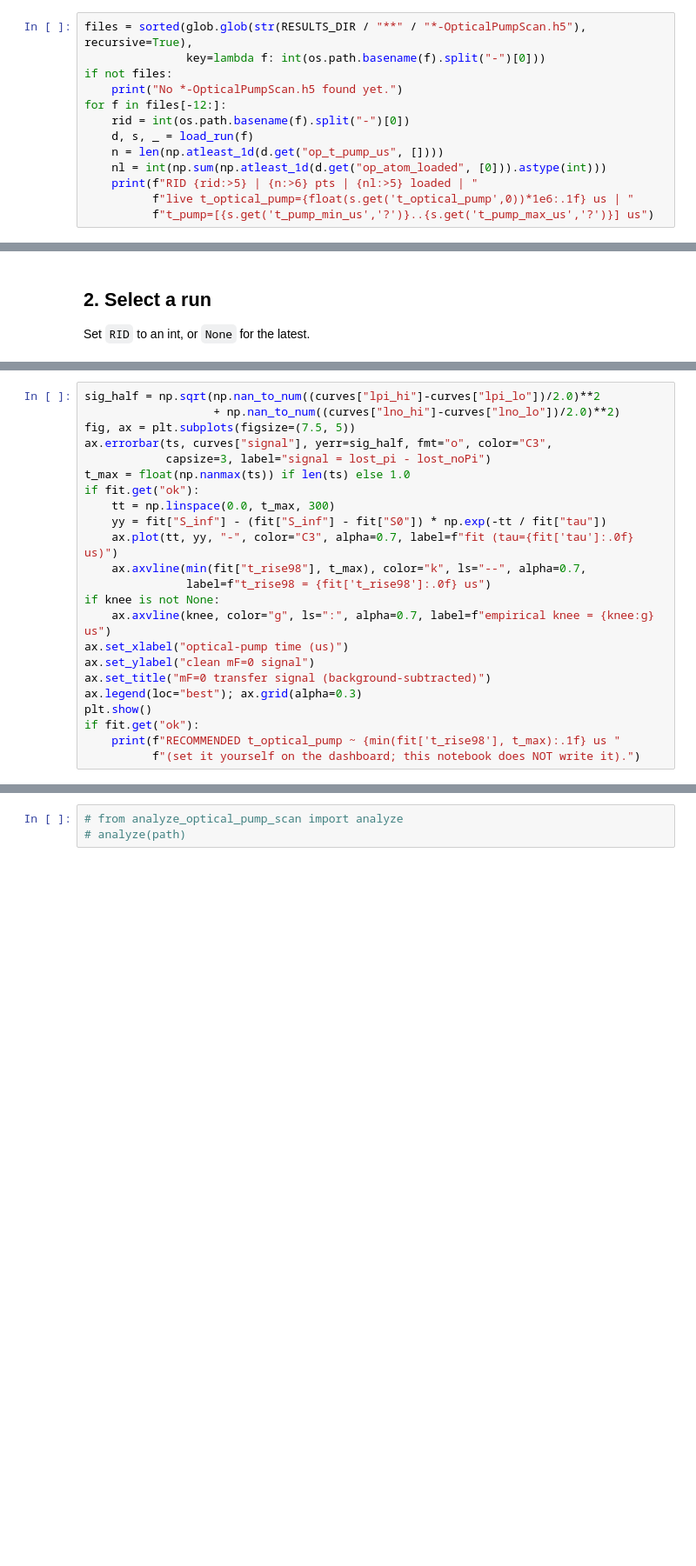
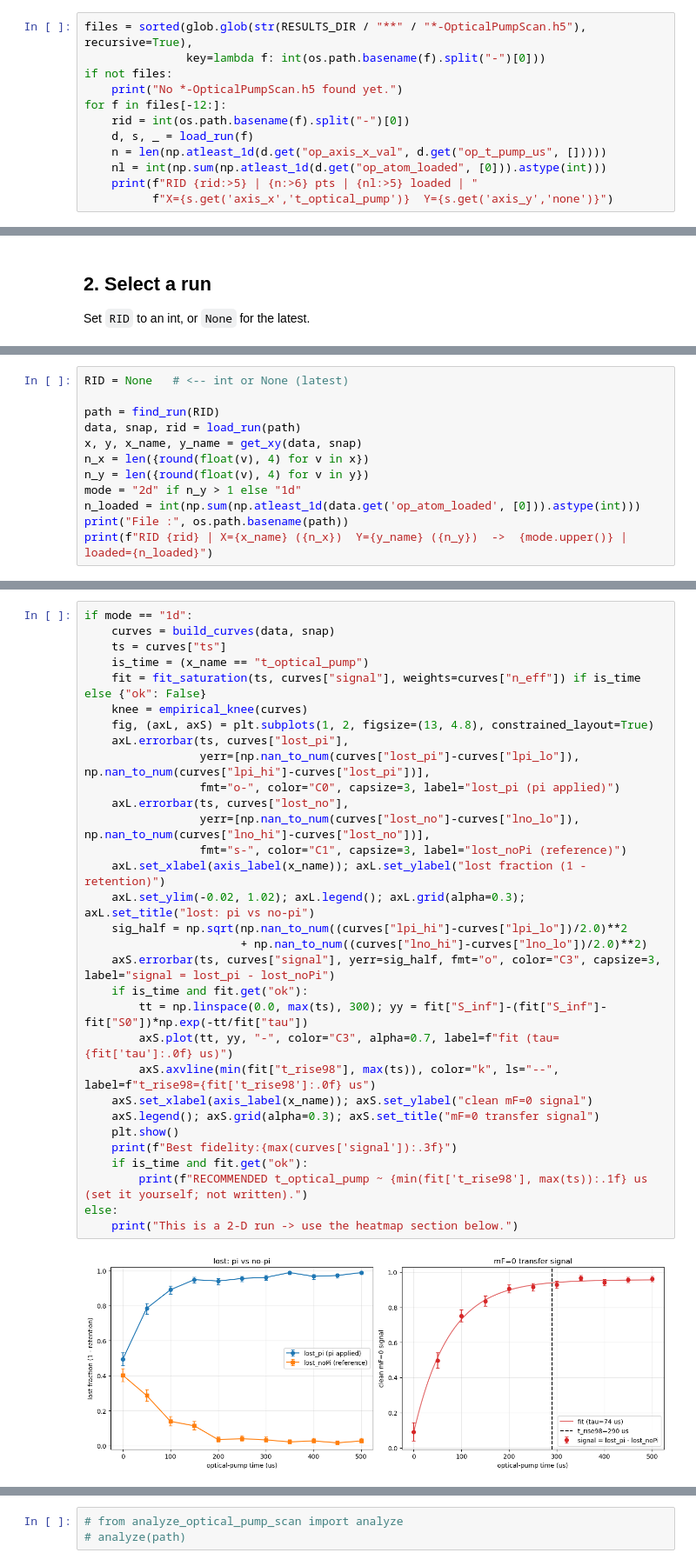
Before and after one commit to QuantumQuadrate/Node3_Cs_Project, a Jupyter notebook: repository/analysis/analyze_optical_pump_scan.ipynb, the cells around one changed output, grey strips where cells are left out. Shown at 87% size. Saved outputs shown, nothing was run; the diff lists cells and outputs as text; blank space fills up the shorter version.

```diff
--- a/repository/analysis/analyze_optical_pump_scan.ipynb
+++ b/repository/analysis/analyze_optical_pump_scan.ipynb
@@ -38,8 +44,7 @@ if not files:
 for f in files[-12:]:
     rid = int(os.path.basename(f).split("-")[0])
     d, s, _ = load_run(f)
-    n = len(np.atleast_1d(d.get("op_t_pump_us", [])))
+    n = len(np.atleast_1d(d.get("op_axis_x_val", d.get("op_t_pump_us", []))))
     nl = int(np.sum(np.atleast_1d(d.get("op_atom_loaded", [0])).astype(int)))
     print(f"RID {rid:>5} | {n:>6} pts | {nl:>5} loaded | "
-          f"live t_optical_pump={float(s.get('t_optical_pump',0))*1e6:.1f} us | "
-          f"t_pump=[{s.get('t_pump_min_us','?')}..{s.get('t_pump_max_us','?')}] us")
+          f"X={s.get('axis_x','t_optical_pump')}  Y={s.get('axis_y','none')}")
@@ -91,0 +66,12 @@ plt.show()
+# %%
+RID = None   # <-- int or None (latest)
+
+path = find_run(RID)
+data, snap, rid = load_run(path)
+x, y, x_name, y_name = get_xy(data, snap)
+n_x = len({round(float(v), 4) for v in x})
+n_y = len({round(float(v), 4) for v in y})
+mode = "2d" if n_y > 1 else "1d"
+n_loaded = int(np.sum(np.atleast_1d(data.get('op_atom_loaded', [0])).astype(int)))
+print("File :", os.path.basename(path))
+print(f"RID {rid} | X={x_name} ({n_x})  Y={y_name} ({n_y})  ->  {mode.upper()} | loaded={n_loaded}")
@@ -92,23 +85,33 @@ plt.show()
 # %%
-sig_half = np.sqrt(np.nan_to_num((curves["lpi_hi"]-curves["lpi_lo"])/2.0)**2
-                   + np.nan_to_num((curves["lno_hi"]-curves["lno_lo"])/2.0)**2)
-fig, ax = plt.subplots(figsize=(7.5, 5))
-ax.errorbar(ts, curves["signal"], yerr=sig_half, fmt="o", color="C3",
-            capsize=3, label="signal = lost_pi - lost_noPi")
-t_max = float(np.nanmax(ts)) if len(ts) else 1.0
-if fit.get("ok"):
-    tt = np.linspace(0.0, t_max, 300)
-    yy = fit["S_inf"] - (fit["S_inf"] - fit["S0"]) * np.exp(-tt / fit["tau"])
-    ax.plot(tt, yy, "-", color="C3", alpha=0.7, label=f"fit (tau={fit['tau']:.0f} us)")
-    ax.axvline(min(fit["t_rise98"], t_max), color="k", ls="--", alpha=0.7,
-               label=f"t_rise98 = {fit['t_rise98']:.0f} us")
-if knee is not None:
-    ax.axvline(knee, color="g", ls=":", alpha=0.7, label=f"empirical knee = {knee:g} us")
-ax.set_xlabel("optical-pump time (us)")
-ax.set_ylabel("clean mF=0 signal")
-ax.set_title("mF=0 transfer signal (background-subtracted)")
-ax.legend(loc="best"); ax.grid(alpha=0.3)
-plt.show()
-if fit.get("ok"):
-    print(f"RECOMMENDED t_optical_pump ~ {min(fit['t_rise98'], t_max):.1f} us "
-          f"(set it yourself on the dashboard; this notebook does NOT write it).")
+if mode == "1d":
+    curves = build_curves(data, snap)
+    ts = curves["ts"]
+    is_time = (x_name == "t_optical_pump")
+    fit = fit_saturation(ts, curves["signal"], weights=curves["n_eff"]) if is_time else {"ok": False}
+    knee = empirical_knee(curves)
+    fig, (axL, axS) = plt.subplots(1, 2, figsize=(13, 4.8), constrained_layout=True)
+    axL.errorbar(ts, curves["lost_pi"],
+                 yerr=[np.nan_to_num(curves["lost_pi"]-curves["lpi_lo"]), np.nan_to_num(curves["lpi_hi"]-curves["lost_pi"])],
+                 fmt="o-", color="C0", capsize=3, label="lost_pi (pi applied)")
+    axL.errorbar(ts, curves["lost_no"],
+                 yerr=[np.nan_to_num(curves["lost_no"]-curves["lno_lo"]), np.nan_to_num(curves["lno_hi"]-curves["lost_no"])],
+                 fmt="s-", color="C1", capsize=3, label="lost_noPi (reference)")
+    axL.set_xlabel(axis_label(x_name)); axL.set_ylabel("lost fraction (1 - retention)")
+    axL.set_ylim(-0.02, 1.02); axL.legend(); axL.grid(alpha=0.3); axL.set_title("lost: pi vs no-pi")
+    sig_half = np.sqrt(np.nan_to_num((curves["lpi_hi"]-curves["lpi_lo"])/2.0)**2
+                       + np.nan_to_num((curves["lno_hi"]-curves["lno_lo"])/2.0)**2)
+    axS.errorbar(ts, curves["signal"], yerr=sig_half, fmt="o", color="C3", capsize=3, label="signal = lost_pi - lost_noPi")
+    if is_time and fit.get("ok"):
+        tt = np.linspace(0.0, max(ts), 300); yy = fit["S_inf"]-(fit["S_inf"]-fit["S0"])*np.exp(-tt/fit["tau"])
+        axS.plot(tt, yy, "-", color="C3", alpha=0.7, label=f"fit (tau={fit['tau']:.0f} us)")
+        axS.axvline(min(fit["t_rise98"], max(ts)), color="k", ls="--", label=f"t_rise98={fit['t_rise98']:.0f} us")
+    axS.set_xlabel(axis_label(x_name)); axS.set_ylabel("clean mF=0 signal")
+    axS.legend(); axS.grid(alpha=0.3); axS.set_title("mF=0 transfer signal")
+    plt.show()
+    print(f"Best fidelity:{max(curves['signal']):.3f}")
+    if is_time and fit.get("ok"):
+        print(f"RECOMMENDED t_optical_pump ~ {min(fit['t_rise98'], max(ts)):.1f} us (set it yourself; not written).")
+else:
+    print("This is a 2-D run -> use the heatmap section below.")
+# %% [output]
+[figure, added]
```
Also changed, not shown: parts of 15 cells of this notebook, 42 other files.
